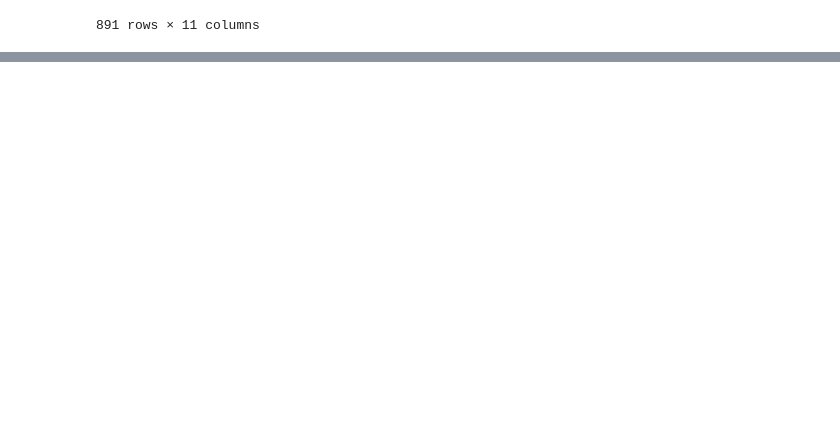
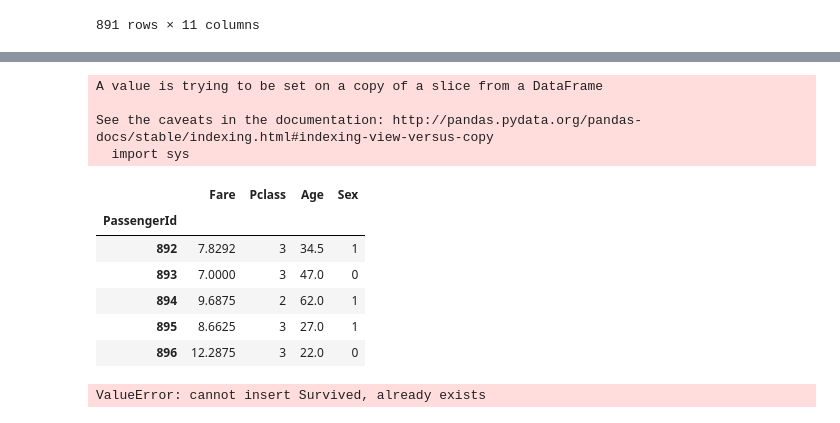
Before and after one commit to VitalijSK/dl-exercises, a Jupyter notebook: vitalij-kovalevich/ex_05/titanik_ex.ipynb, the cells around one changed output, grey strips where cells are left out. Saved outputs shown, nothing was run; the diff lists cells and outputs as text; code cells hidden in the pictures; blank space fills up the shorter version.

```diff
--- a/vitalij-kovalevich/ex_05/titanik_ex.ipynb
+++ b/vitalij-kovalevich/ex_05/titanik_ex.ipynb
@@ -54,0 +95,33 @@ AttributeError: 'numpy.ndarray' object has no attribute 'values'
+# %%
+testset = pd.read_csv('test_k.csv', encoding='utf-8', index_col='PassengerId')
+testset
+mean_age = testset['Age'].mean()
+testset['Age'] = testset['Age'].fillna(mean_age)
+testset = testset[['Fare', 'Pclass', 'Age', 'Sex']]
+testset.Sex[testset.Sex=='female'] = 0
+testset.Sex[testset.Sex=='male'] = 1
+# В датасете есть ещё пропуск в одном месте, заполним его просто нулём
+testset = testset.fillna(0)
+testset.head(5)
+# %% [output]
+A value is trying to be set on a copy of a slice from a DataFrame
+
+See the caveats in the documentation: http://pandas.pydata.org/pandas-docs/stable/indexing.html#indexing-view-versus-copy
+  import sys
+|  | Fare | Pclass | Age | Sex |
+| PassengerId |  |  |  |  |
+| 892 | 7.8292 | 3 | 34.5 | 1 |
+| 893 | 7.0000 | 3 | 47.0 | 0 |
+| 894 | 9.6875 | 2 | 62.0 | 1 |
+| 895 | 8.6625 | 3 | 27.0 | 1 |
+| 896 | 12.2875 | 3 | 22.0 | 0 |
+# %%
+X_test = testset[['Fare', 'Pclass', 'Age', 'Sex']].values.astype('float32')
+result = clf.predict(X_test)
+result[[result>0.5]]=1
+result[[result<0.5]]=0
+testset.insert(0,"Survived",result)
+testset['Survived'] = testset['Survived'].astype(int)
+testset[['Survived']].to_csv('submition.csv')
+# %% [output]
+ValueError: cannot insert Survived, already exists
```
Also changed, not shown: parts of 4 cells of this notebook, 1 other file.
